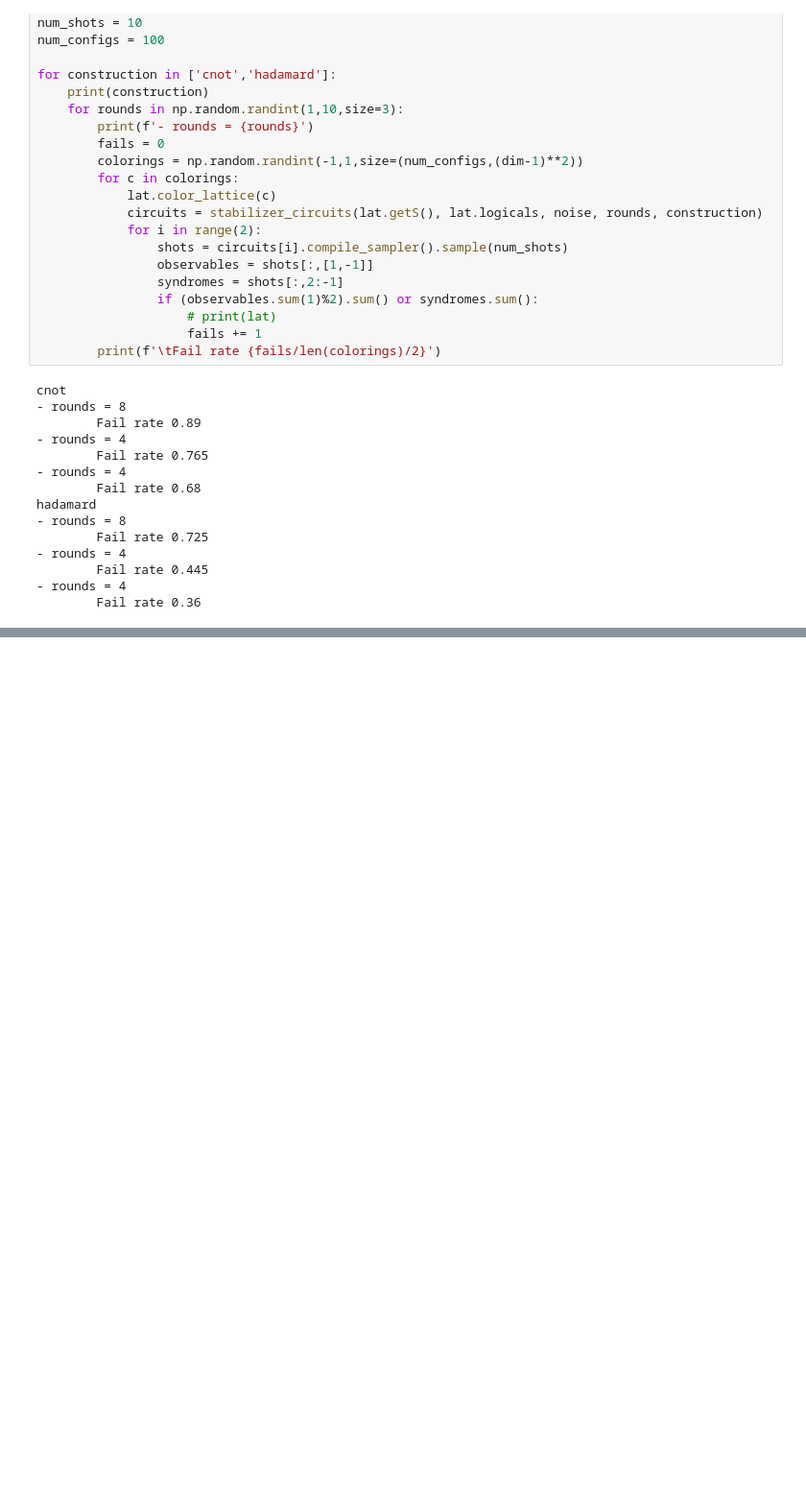
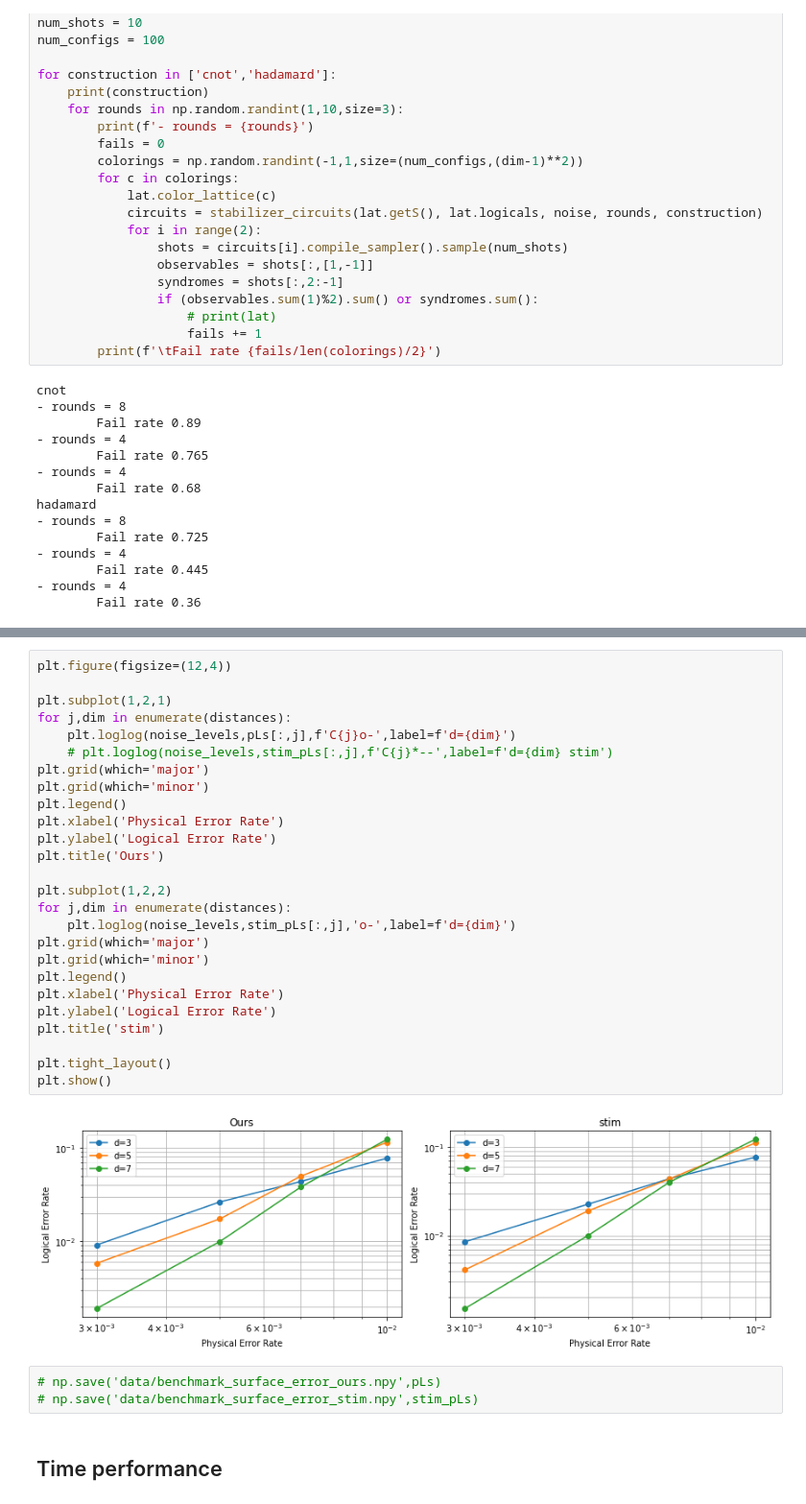
Before and after one commit to jpmarceaux/QuantumHardwareSubgroup, a Jupyter notebook: dev_stabilizer.ipynb, the cells around one changed output, grey strips where cells are left out. Shown at 96% size. Saved outputs shown, nothing was run; the diff lists cells and outputs as text; blank space fills up the shorter version.

```diff
--- a/dev_stabilizer.ipynb
+++ b/dev_stabilizer.ipynb
@@ -753,0 +467,33 @@ lat = compass_to_surface(dimX,dimZ,'X')
+# %%
+plt.figure(figsize=(12,4))
+
+plt.subplot(1,2,1)
+for j,dim in enumerate(distances):
+    plt.loglog(noise_levels,pLs[:,j],f'C{j}o-',label=f'd={dim}')
+    # plt.loglog(noise_levels,stim_pLs[:,j],f'C{j}*--',label=f'd={dim} stim')
+plt.grid(which='major')
+plt.grid(which='minor')
+plt.legend()
+plt.xlabel('Physical Error Rate')
+plt.ylabel('Logical Error Rate')
+plt.title('Ours')
+
+plt.subplot(1,2,2)
+for j,dim in enumerate(distances):
+    plt.loglog(noise_levels,stim_pLs[:,j],'o-',label=f'd={dim}')
+plt.grid(which='major')
+plt.grid(which='minor')
+plt.legend()
+plt.xlabel('Physical Error Rate')
+plt.ylabel('Logical Error Rate')
+plt.title('stim')
+
+plt.tight_layout()
+plt.show()
+# %% [output]
+[figure, added]
+# %%
+# np.save('data/benchmark_surface_error_ours.npy',pLs)
+# np.save('data/benchmark_surface_error_stim.npy',stim_pLs)
+# %% [markdown]
+## Time performance
```
Also changed, not shown: parts of 24 cells of this notebook, 4 other files.
